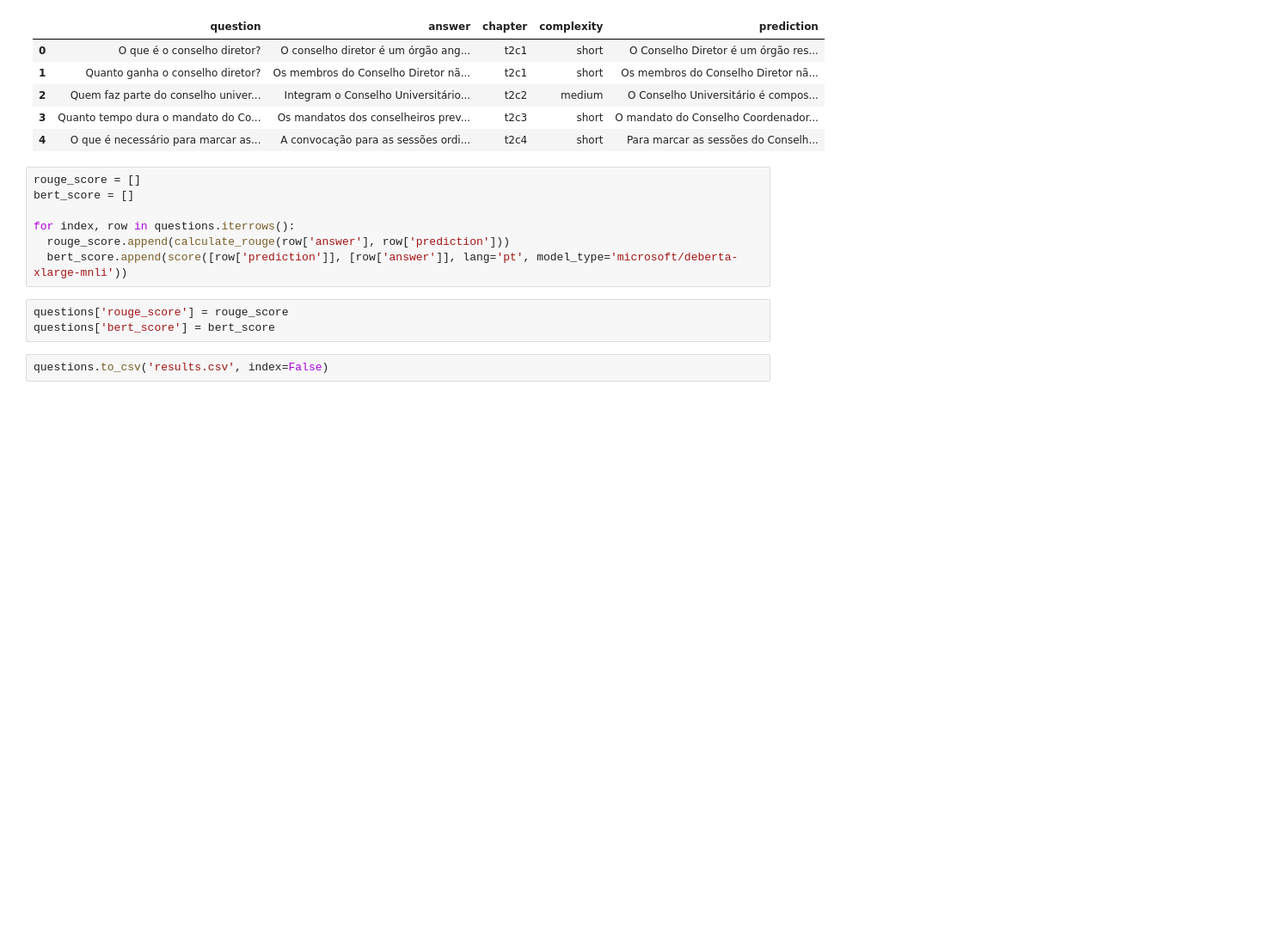
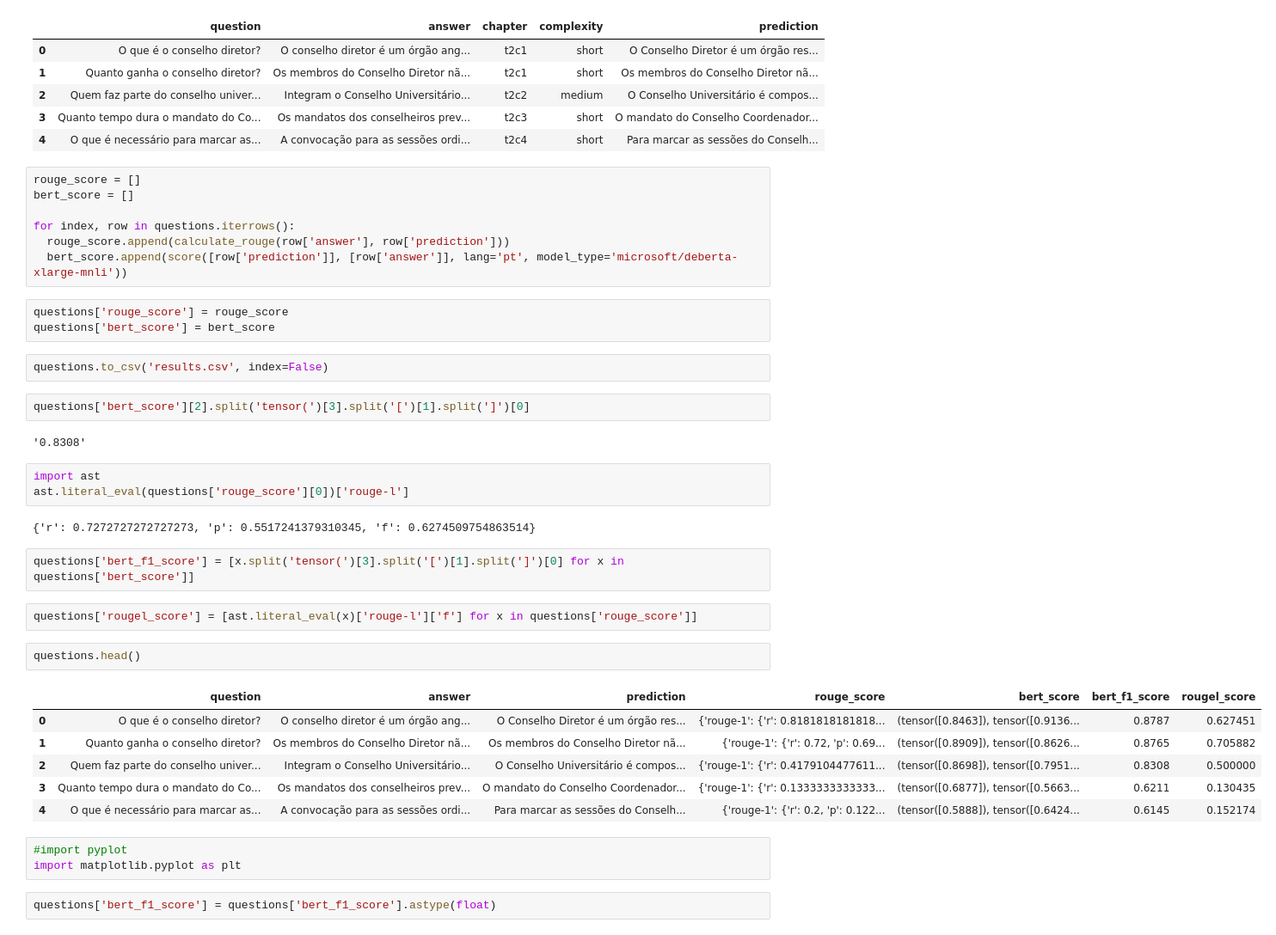
Before and after one commit to carloscalage/tcc, a Jupyter notebook: main.ipynb, the cells around one changed output. Shown at 86% size. Drawn from its saved outputs; the diff is of its cells as text; blank space fills up the shorter version.

```diff
--- a/main.ipynb
+++ b/main.ipynb
@@ -122,3 +115,30 @@ questions['rouge_score'] = rouge_score
 questions['bert_score'] = bert_score
 # %%
 questions.to_csv('results.csv', index=False)
+# %%
+questions['bert_score'][2].split('tensor(')[3].split('[')[1].split(']')[0]
+# %% [output]
+'0.8308'
+# %%
+import ast
+ast.literal_eval(questions['rouge_score'][0])['rouge-l']
+# %% [output]
+{'r': 0.7272727272727273, 'p': 0.5517241379310345, 'f': 0.6274509754863514}
+# %%
+questions['bert_f1_score'] = [x.split('tensor(')[3].split('[')[1].split(']')[0] for x in questions['bert_score']]
+# %%
+questions['rougel_score'] = [ast.literal_eval(x)['rouge-l']['f'] for x in questions['rouge_score']]
+# %%
+questions.head()
+# %% [output]
+|  | question | answer | prediction | rouge_score | bert_score | bert_f1_score | rougel_score |
+| 0 | O que é o conselho diretor? | O conselho diretor é um órgão ang... | O Conselho Diretor é um órgão res... | {'rouge-1': {'r': 0.8181818181818... | (tensor([0.8463]), tensor([0.9136... | 0.8787 | 0.627451 |
+| 1 | Quanto ganha o conselho diretor? | Os membros do Conselho Diretor nã... | Os membros do Conselho Diretor nã... | {'rouge-1': {'r': 0.72, 'p': 0.69... | (tensor([0.8909]), tensor([0.8626... | 0.8765 | 0.705882 |
+| 2 | Quem faz parte do conselho univer... | Integram o Conselho Universitário... | O Conselho Universitário é compos... | {'rouge-1': {'r': 0.4179104477611... | (tensor([0.8698]), tensor([0.7951... | 0.8308 | 0.500000 |
+| 3 | Quanto tempo dura o mandato do Co... | Os mandatos dos conselheiros prev... | O mandato do Conselho Coordenador... | {'rouge-1': {'r': 0.1333333333333... | (tensor([0.6877]), tensor([0.5663... | 0.6211 | 0.130435 |
+| 4 | O que é necessário para marcar as... | A convocação para as sessões ordi... | Para marcar as sessões do Conselh... | {'rouge-1': {'r': 0.2, 'p': 0.122... | (tensor([0.5888]), tensor([0.6424... | 0.6145 | 0.152174 |
+# %%
+#import pyplot
+import matplotlib.pyplot as plt
+# %%
+questions['bert_f1_score'] = questions['bert_f1_score'].astype(float)
```
Also changed, not shown: parts of 7 cells of this notebook.
